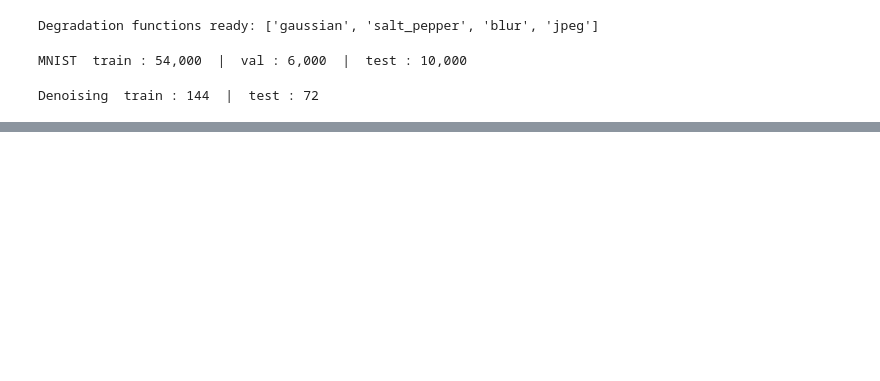
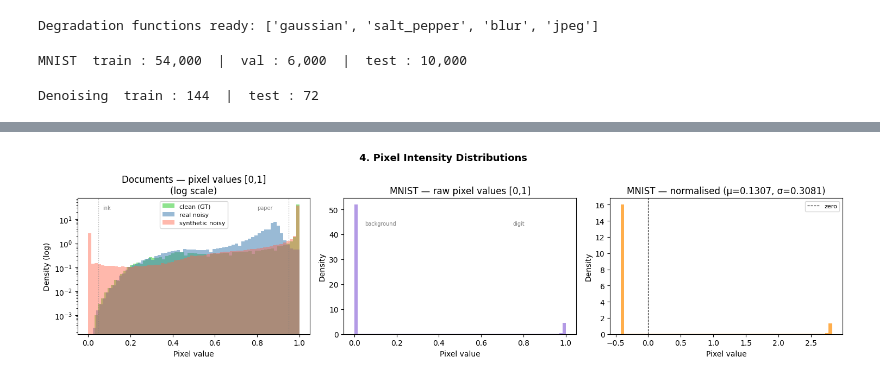
Before and after one commit to ProjectsOfOurSuperTeam/creative-denoising-autoencoder, a Jupyter notebook: main.ipynb, the cells around one changed output, grey strips where cells are left out. Cells and saved outputs as stored; diff of their text form; code cells hidden in the pictures; blank space fills up the shorter version.

```diff
--- a/main.ipynb
+++ b/main.ipynb
@@ -345,0 +544,87 @@ Denoising  train : 144  |  test : 72
+# %%
+# ── 4. Pixel intensity distributions ───────────────────────────────────────────
+# Documents: real noisy vs clean vs synthetic noisy (den_train)
+# MNIST:     raw [0,1] vs normalised values
+# Document histogram uses LOG scale to reveal differences in the mid-range
+# (both clean and noisy are bimodal: black text ~0, white paper ~1).
+
+SAMPLE_N = min(40, len(den_real)) if DOC_TRAIN_DIR.exists() else 0
+
+fig, axes = plt.subplots(1, 3, figsize=(15, 4))
+fig.suptitle("4. Pixel Intensity Distributions", fontsize=13, fontweight='bold')
+
+BINS = 64
+
+# ── left: document real pairs (log scale) ──
+ax = axes[0]
+if SAMPLE_N > 0:
+    pix_noisy_real, pix_clean_real, pix_syn = [], [], []
+    sample_ids = random.sample(range(len(den_real)), SAMPLE_N)
+    for i in sample_ids:
+        n_t, c_t = den_real[i]
+        pix_noisy_real.append(_tensor_to_np(n_t).ravel())
+        pix_clean_real.append(_tensor_to_np(c_t).ravel())
+    for i in random.sample(range(len(den_train)), SAMPLE_N):
+        n_t, c_t = den_train[i]
+        pix_syn.append(_tensor_to_np(n_t).ravel())
+
+    ax.hist(np.concatenate(pix_clean_real), bins=BINS, density=True,
+            alpha=0.55, color='limegreen',   label='clean (GT)')
+    ax.hist(np.concatenate(pix_noisy_real), bins=BINS, density=True,
+            alpha=0.55, color='steelblue',   label='real noisy')
+    ax.hist(np.concatenate(pix_syn),        bins=BINS, density=True,
+            alpha=0.45, color='tomato',      label='synthetic noisy')
+    ax.set_yscale('log')
+    ax.set_title("Documents — pixel values [0,1]\n(log scale)")
+    ax.set_xlabel("Pixel value")
+    ax.set_ylabel("Density (log)")
+    ax.legend(fontsize=8)
+    # Annotate the two modes
+    ax.axvline(0.05, color='grey', linestyle=':', linewidth=0.9, alpha=0.7)
+    ax.axvline(0.95, color='grey', linestyle=':', linewidth=0.9, alpha=0.7)
+    ax.text(0.07, ax.get_ylim()[1]*0.5, 'ink', fontsize=7, color='grey', va='top')
+    ax.text(0.80, ax.get_ylim()[1]*0.5, 'paper', fontsize=7, color='grey', va='top')
+else:
+    ax.text(0.5, 0.5, 'data not found', ha='center', va='center', transform=ax.transAxes)
+    ax.set_title("Documents (N/A)")
+
+# ── middle: MNIST raw [0,1] ──
+ax = axes[1]
+raw_tf = transforms.ToTensor()
+_mnist_raw_ds = torchvision.datasets.MNIST(DATA_ROOT, train=True, download=False, transform=raw_tf)
+pix_raw = np.concatenate([
+    _mnist_raw_ds[i][0].numpy().ravel()
+    for i in random.sample(range(len(_mnist_raw_ds)), 500)
+])
+ax.hist(pix_raw, bins=BINS, density=True, color='mediumpurple', alpha=0.7)
+ax.set_title("MNIST — raw pixel values [0,1]")
+ax.set_xlabel("Pixel value")
+ax.set_ylabel("Density")
+ax.text(0.05, ax.get_ylim()[1]*0.8, 'background', fontsize=7, color='grey')
+ax.text(0.75, ax.get_ylim()[1]*0.8, 'digit', fontsize=7, color='grey')
+
+# ── right: MNIST normalised ──
+ax = axes[2]
+_norm_tf = transforms.Compose([transforms.ToTensor(),
+                                transforms.Normalize((0.1307,), (0.3081,))])
+_mnist_norm_ds = torchvision.datasets.MNIST(DATA_ROOT, train=True, download=False, transform=_norm_tf)
+pix_norm = np.concatenate([
+    _mnist_norm_ds[i][0].numpy().ravel()
+    for i in random.sample(range(len(_mnist_norm_ds)), 500)
+])
+ax.hist(pix_norm, bins=BINS, density=True, color='darkorange', alpha=0.7)
+ax.set_title("MNIST — normalised (μ=0.1307, σ=0.3081)")
+ax.set_xlabel("Pixel value")
+ax.set_ylabel("Density")
+ax.axvline(0, color='black', linestyle='--', linewidth=0.8, label='zero')
+ax.legend(fontsize=8)
+
+plt.tight_layout()
+plt.show()
+
+print("Key findings:")
+print("  • Documents: strongly bimodal (paper ~1, ink ~0). Real noisy & synthetic overlap well.")
+print("  • MNIST raw: also bimodal — mostly 0 (black background), spike at ~1 (white digit strokes).")
+print("  • MNIST normalised: values NOT in [0,1]. degrade() clamps to [0,1] — operates on raw scale.")
+# %% [output]
+[figure, added]
```
Also changed, not shown: parts of 15 cells of this notebook.
